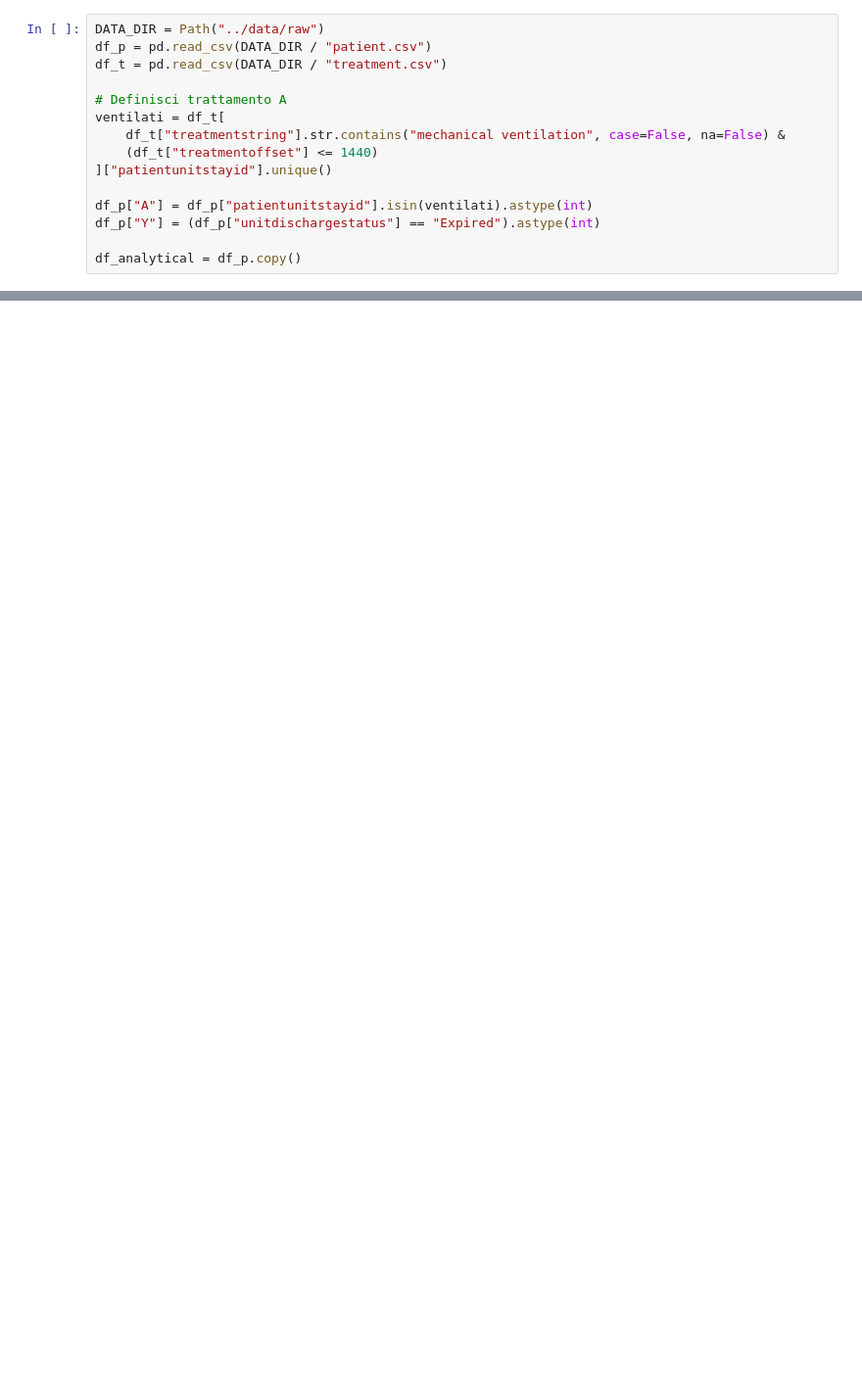
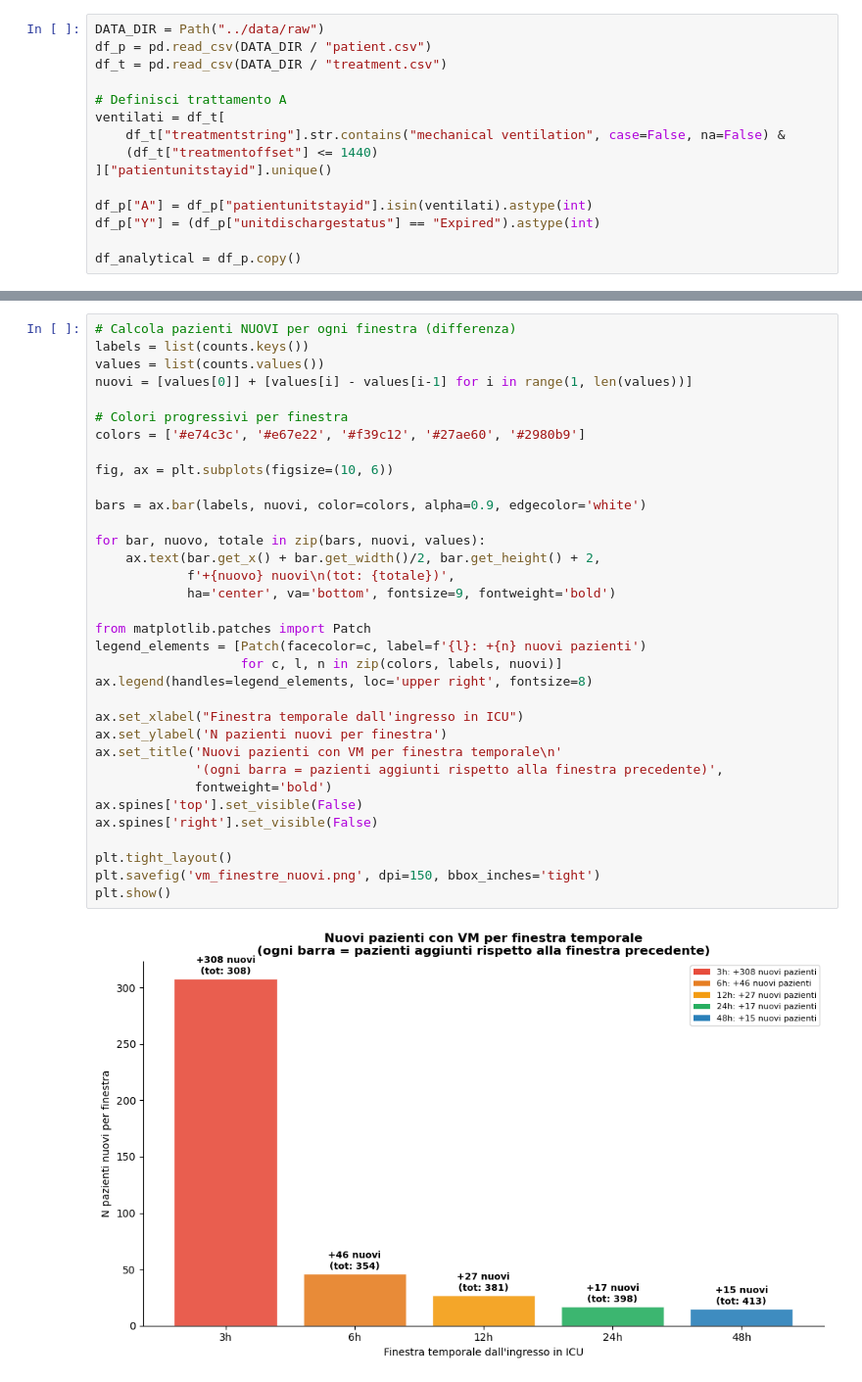
Before and after one commit to XXY126/Causal-Inference-on-eICU-collaborative-research-database, a Jupyter notebook: notebooks/data_exploring.ipynb, the cells around one changed output, grey strips where cells are left out. Shown at 98% size. Drawn from its saved outputs; the diff is of its cells as text; blank space fills up the shorter version.

```diff
--- a/notebooks/data_exploring.ipynb
+++ b/notebooks/data_exploring.ipynb
@@ -577,0 +600,36 @@ Mortalità SENZA admissionweight: 9.6%
+# %%
+# Calcola pazienti NUOVI per ogni finestra (differenza)
+labels = list(counts.keys())
+values = list(counts.values())
+nuovi = [values[0]] + [values[i] - values[i-1] for i in range(1, len(values))]
+
+# Colori progressivi per finestra
+colors = ['#e74c3c', '#e67e22', '#f39c12', '#27ae60', '#2980b9']
+
+fig, ax = plt.subplots(figsize=(10, 6))
+
+bars = ax.bar(labels, nuovi, color=colors, alpha=0.9, edgecolor='white')
+
+for bar, nuovo, totale in zip(bars, nuovi, values):
+    ax.text(bar.get_x() + bar.get_width()/2, bar.get_height() + 2,
+            f'+{nuovo} nuovi\n(tot: {totale})',
+            ha='center', va='bottom', fontsize=9, fontweight='bold')
+
+from matplotlib.patches import Patch
+legend_elements = [Patch(facecolor=c, label=f'{l}: +{n} nuovi pazienti')
+                   for c, l, n in zip(colors, labels, nuovi)]
+ax.legend(handles=legend_elements, loc='upper right', fontsize=8)
+
+ax.set_xlabel("Finestra temporale dall'ingresso in ICU")
+ax.set_ylabel('N pazienti nuovi per finestra')
+ax.set_title('Nuovi pazienti con VM per finestra temporale\n'
+             '(ogni barra = pazienti aggiunti rispetto alla finestra precedente)',
+             fontweight='bold')
+ax.spines['top'].set_visible(False)
+ax.spines['right'].set_visible(False)
+
+plt.tight_layout()
+plt.savefig('vm_finestre_nuovi.png', dpi=150, bbox_inches='tight')
+plt.show()
+# %% [output]
+[figure, added]
```
Also changed, not shown: parts of 20 cells of this notebook, 24 other files.
